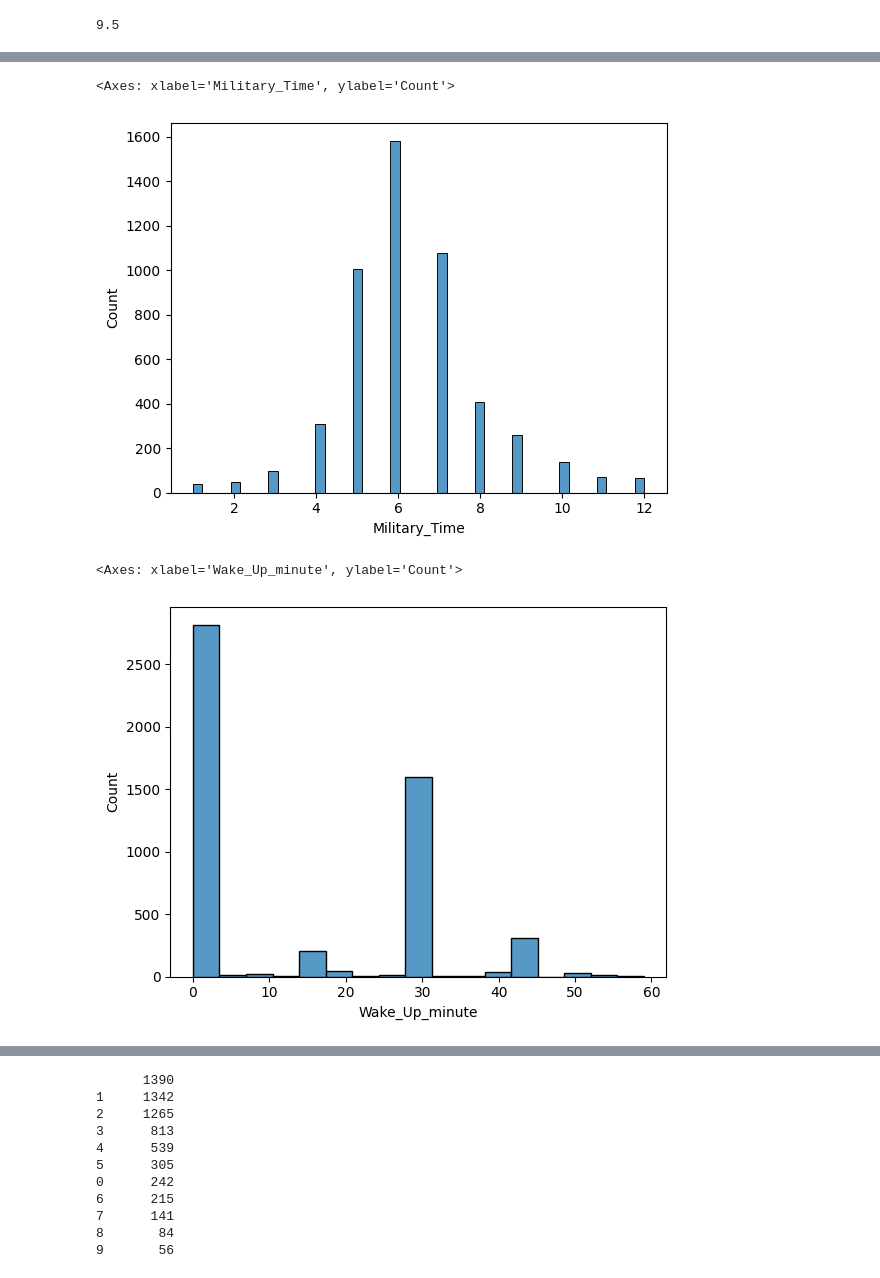
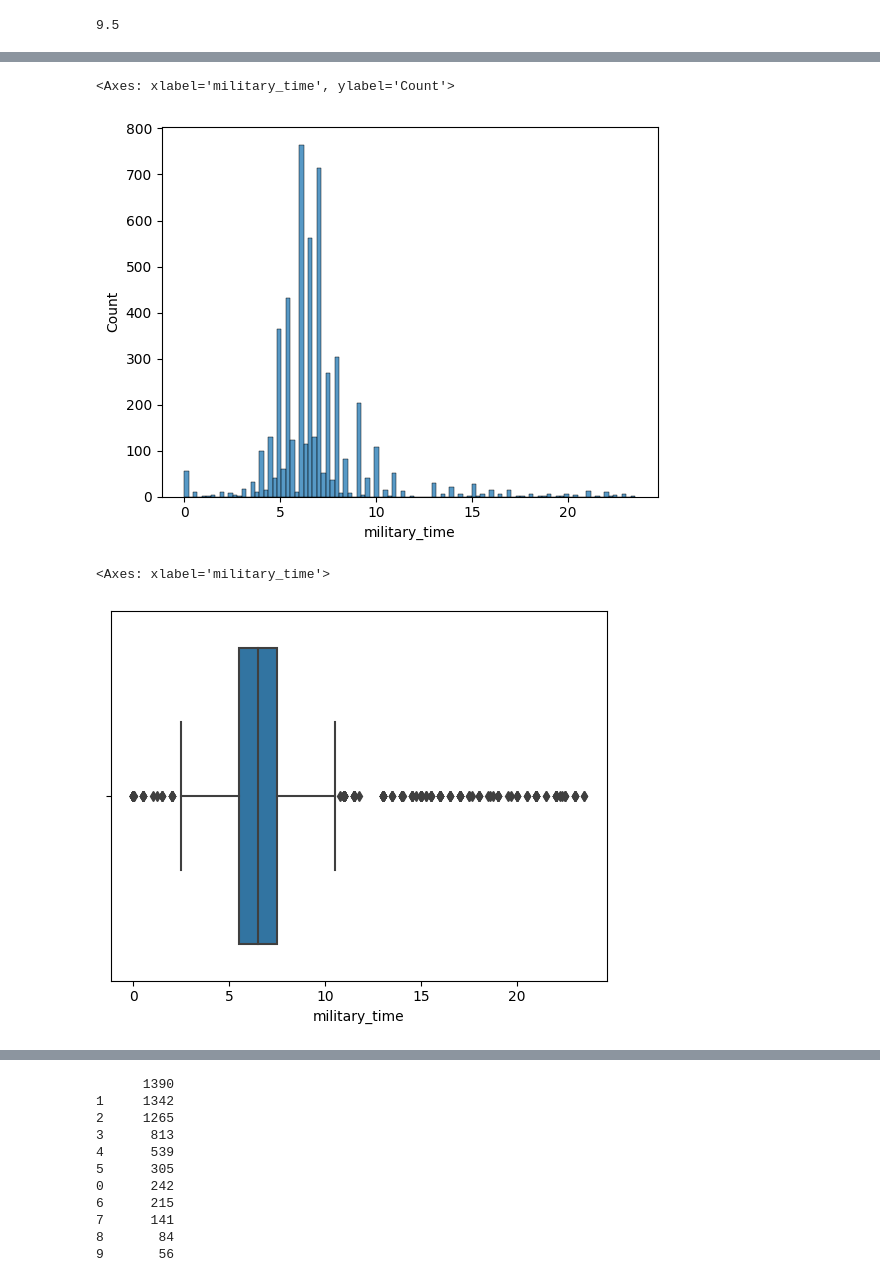
Before and after one commit to Tdogthe1/Skyline-Math-200, a Jupyter notebook: Python_Notebook_Setup.ipynb, the cells around one changed output, grey strips where cells are left out. Cells and saved outputs as stored; diff of their text form; code cells hidden in the pictures.

```diff
--- a/Python_Notebook_Setup.ipynb
+++ b/Python_Notebook_Setup.ipynb
@@ -172,2 +158,4 @@ Name: Military_Time, dtype: int64
 # %%
-df_time_convert = df[['am_pm', 'Military_Time', 'Wake_Up_minute']]
+df_time_convert = df[['am_pm', 'Wake_Up_hour', 'Wake_Up_minute']]
+# %%
+df_time_convert.dropna(inplace=True)
@@ -201,3 +210,5 @@ def to_military_time_float(in_hour,in_min,am_pm):
 to_military_time_float('9','30','AM')
 # %% [output]
 9.5
+# %%
+df_time_convert['Time Value (float)'] =  df_time_convert.apply(lambda x: to_military_time_float(x['Wake_Up_hour'],x['Wake_Up_minute'],x['am_pm']),axis = 1)
@@ -204,10 +221,12 @@ to_military_time_float('9','30','AM')
+# %%
+df= df.assign(military_time = df_time_convert['Time Value (float)'])
 # %%
-sns.histplot(x = 'Military_Time', data =df)
+sns.histplot(x = 'military_time', data =df)
 # %% [output]
-<Axes: xlabel='Military_Time', ylabel='Count'>
+<Axes: xlabel='military_time', ylabel='Count'>
-[figure, old version]
+[figure, new version]
 # %%
-sns.histplot(x = 'Wake_Up_minute', data =df)
+sns.boxplot(x = 'military_time', data =df)
 # %% [output]
-<Axes: xlabel='Wake_Up_minute', ylabel='Count'>
+<Axes: xlabel='military_time'>
-[figure, old version]
+[figure, new version]
```
Also changed, not shown: parts of 21 cells of this notebook.
